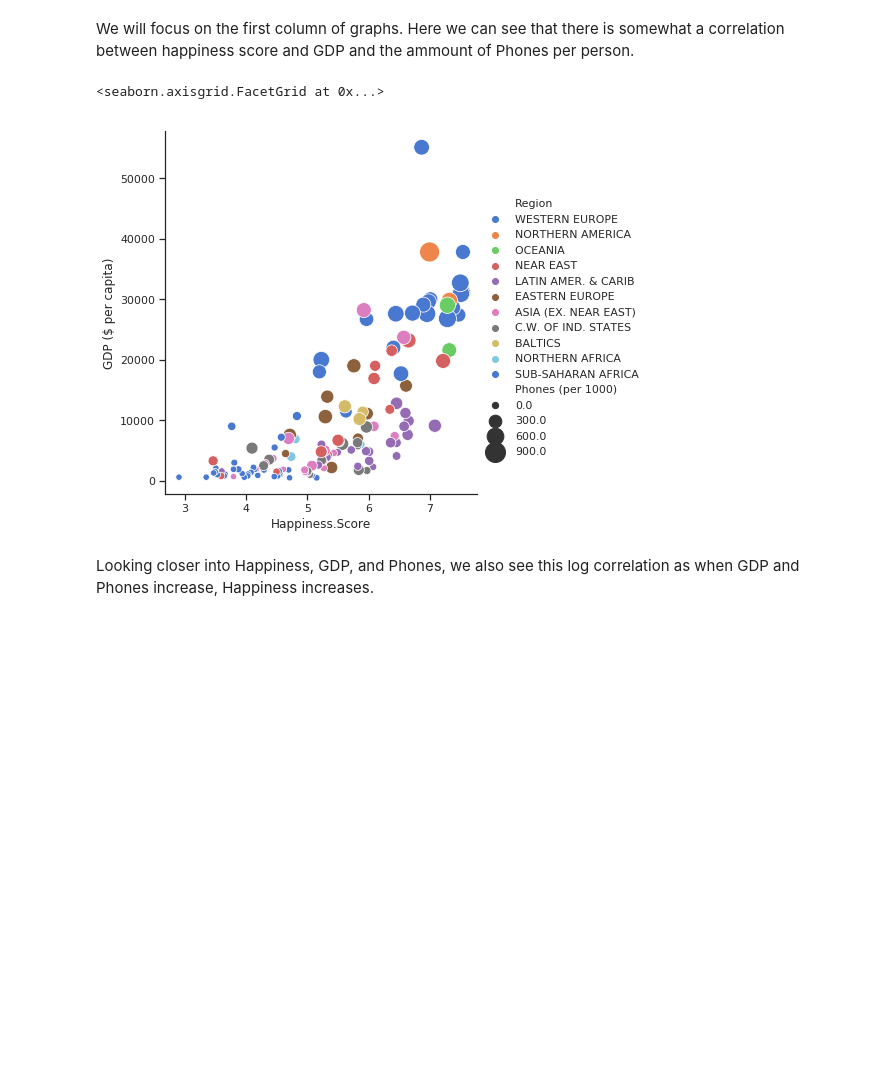
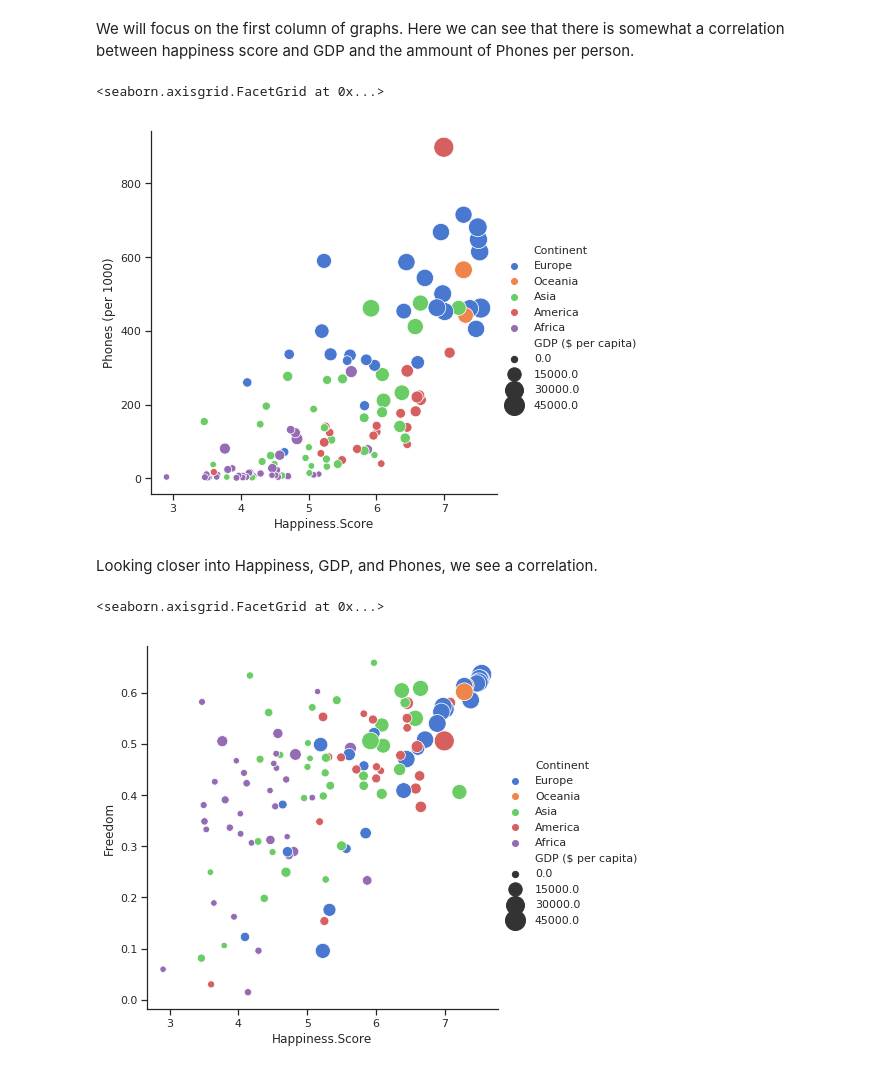
Before and after one commit to minhta16/DATA360, a Jupyter notebook: Individual/IndividualProject.ipynb, the cells around one changed output. Saved outputs shown, nothing was run; the diff lists cells and outputs as text; code cells hidden in the pictures; blank space fills up the shorter version.

```diff
--- a/Individual/IndividualProject.ipynb
+++ b/Individual/IndividualProject.ipynb
@@ -95,11 +118,18 @@ sns.pairplot(graphDat, hue='Region', vars=['Happiness.Score', 'GDP ($ per capita
 # %% [markdown]
 We will focus on the first column of graphs. Here we can see that there is somewhat a correlation between happiness score and GDP and the ammount of Phones per person.
+# %%
+sns.relplot(x="Happiness.Score", y="Phones (per 1000)", hue="Continent", size="GDP ($ per capita)",
+            sizes=(40, 400), alpha=1, palette="muted",
+            height=6, data=graphDat)
+# %% [output]
+<seaborn.axisgrid.FacetGrid at 0x...>
+[figure, added]
+# %% [markdown]
+Looking closer into Happiness, GDP, and Phones, we see a correlation.
 # %%
-sns.relplot(x="Happiness.Score", y="GDP ($ per capita)", hue="Region", size="Phones (per 1000)",
+sns.relplot(x="Happiness.Score", y="Freedom", hue="Continent", size="GDP ($ per capita)",
             sizes=(40, 400), alpha=1, palette="muted",
             height=6, data=graphDat)
 # %% [output]
 <seaborn.axisgrid.FacetGrid at 0x...>
-[figure, old version]
+[figure, new version]
-# %% [markdown]
-Looking closer into Happiness, GDP, and Phones, we also see this log correlation as when GDP and Phones increase, Happiness increases.
```
Also changed, not shown: parts of 15 cells of this notebook.
